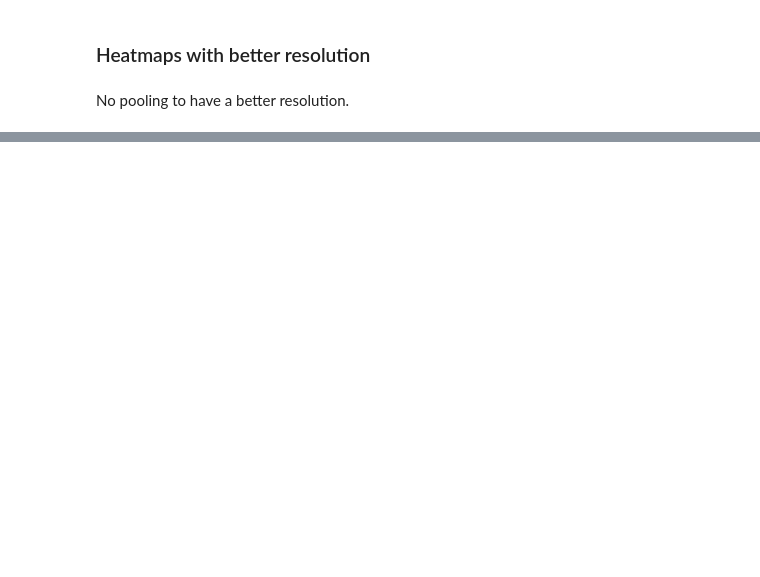
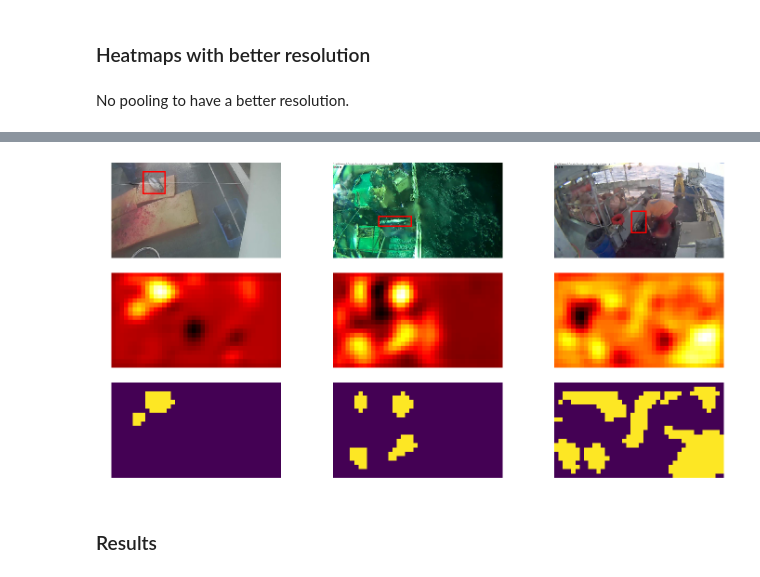
Before and after one commit to julienrousse/Master-Thesis-Project, a Jupyter notebook: fish/VGG-heatmaps.ipynb, the cells around one changed output, grey strips where cells are left out. Drawn from its saved outputs; the diff is of its cells as text; code cells hidden in the pictures; blank space fills up the shorter version.

```diff
--- a/fish/VGG-heatmaps.ipynb
+++ b/fish/VGG-heatmaps.ipynb
@@ -336,0 +1591,2 @@ conv_val_feat[index].shape
+# %%
+index = 354  # 9, 12
@@ -336,0 +1631,46 @@ conv_val_feat[index].shape
+# %%
+import matplotlib.gridspec as gridspec
+
+fig = plt.figure(figsize=(20,10))
+gs = gridspec.GridSpec(3, 6)
+
+ax1 = plt.subplot(gs[0, 0:2])
+show_bb(2, val_bbox_640)
+ax1.set_axis_off()
+
+ax2 = plt.subplot(gs[0, 2:4])
+show_bb(354, val_bbox_640)
+ax2.set_axis_off()
+
+ax3 = plt.subplot(gs[0, 4:])
+show_bb(10, val_bbox_640)
+ax3.set_axis_off()
+
+ax4 = plt.subplot(gs[1, 0:2])
+plt.imshow(cm_2, cmap="hot")
+ax4.set_axis_off()
+
+ax5 = plt.subplot(gs[1, 2:4])
+plt.imshow(cm_354, cmap="hot")
+ax5.set_axis_off()
+
+ax6 = plt.subplot(gs[1, 4:])
+plt.imshow(cm_10, cmap="hot")
+ax6.set_axis_off()
+
+ax7 = plt.subplot(gs[2, 0:2])
+plt.imshow(cm_2 > 150)
+ax7.set_axis_off()
+
+ax8 = plt.subplot(gs[2, 2:4])
+plt.imshow(cm_354 > 150)
+ax8.set_axis_off()
+
+ax9 = plt.subplot(gs[2, 4:])
+plt.imshow(cm_10 > 150)
+ax9.set_axis_off()
+
+gs.tight_layout(fig)
+plt.savefig("/home/julien/visualizations/fisheries_heatmaps_examples.png", dpi=200, bbox_inches="tight")
+# %% [output]
+[figure, added]
@@ -336,0 +1695,2 @@ conv_val_feat[index].shape
+# %% [markdown]
+### Results
```
Also changed, not shown: parts of 366 cells of this notebook, 6 other files.
